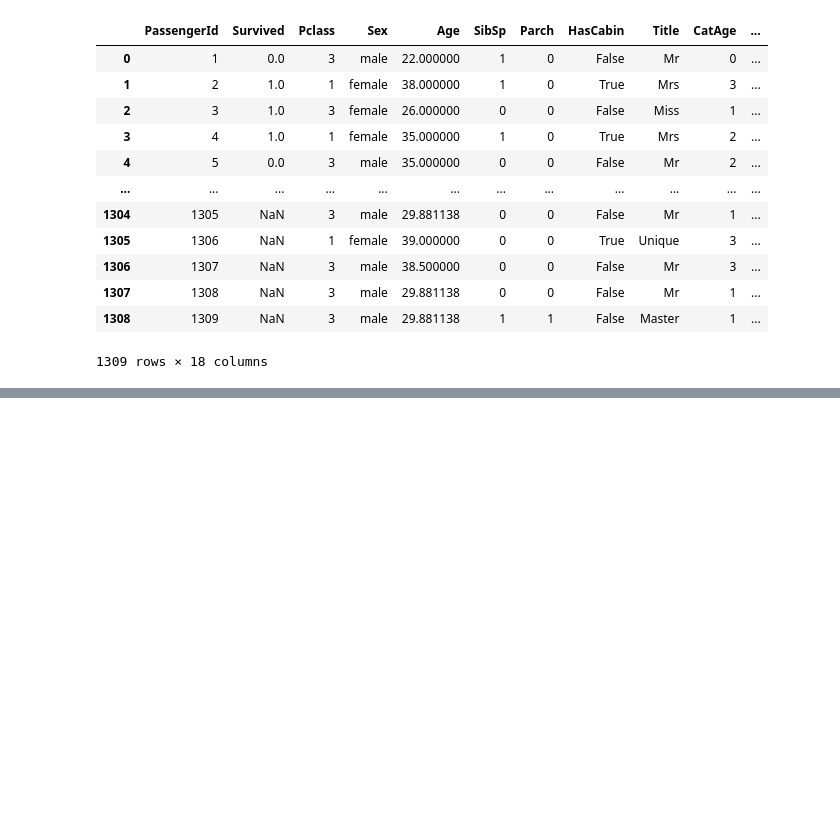
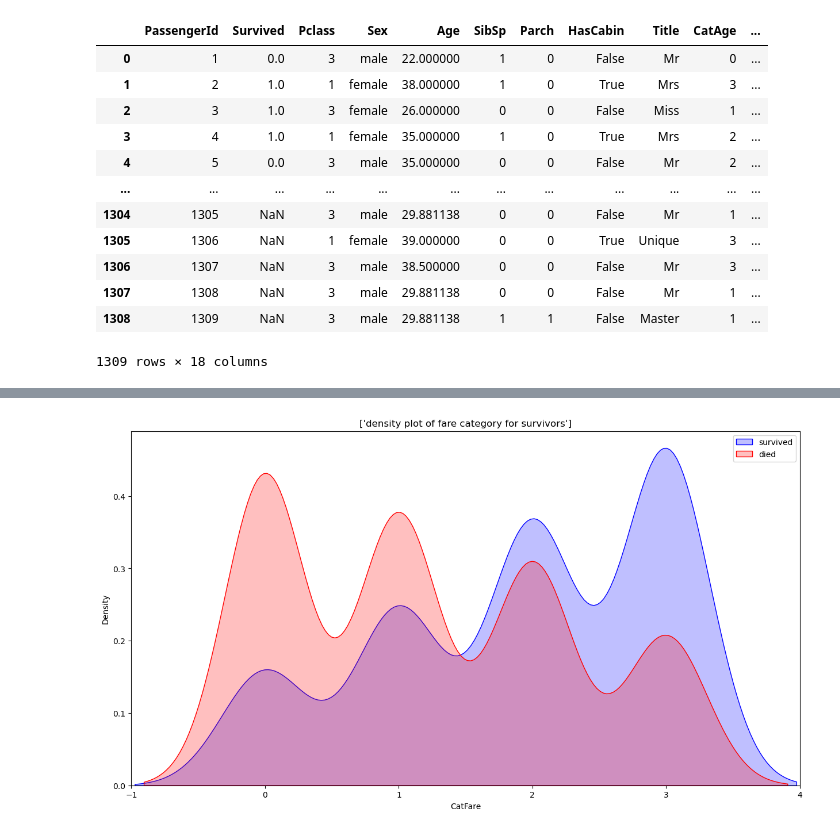
Before and after one commit to Luka122/DAVE3625, a Jupyter notebook: Lab3/Untitled-3.ipynb, the cells around one changed output, grey strips where cells are left out. Drawn from its saved outputs; the diff is of its cells as text; code cells hidden in the pictures; blank space fills up the shorter version.

```diff
--- a/Lab3/Untitled-3.ipynb
+++ b/Lab3/Untitled-3.ipynb
@@ -31,0 +77,23 @@ df
+# %%
+#3.2 Analyze other features
+
+#Size of the chart
+plt.figure(figsize=(15,8))
+
+#The variables
+sns.kdeplot(df_train['CatFare'][df_train.Survived == 1], color="blue", fill=True)
+sns.kdeplot(df_train['CatFare'][df_train.Survived == 0], color="red", fill=True)
+
+#Title of the chart and elements
+plt.legend(["survived", "died"])
+plt.title(["density plot of fare category for survivors"])
+
+# X and Y labels
+ax.set(xlabel="Fare")
+ax.set(ylabel="Density")
+
+#limiting size of the chart
+plt.xlim(-1,4)
+plt.show()
+# %% [output]
+[figure, added]
```
Also changed, not shown: parts of 6 cells of this notebook, 4 other files.
